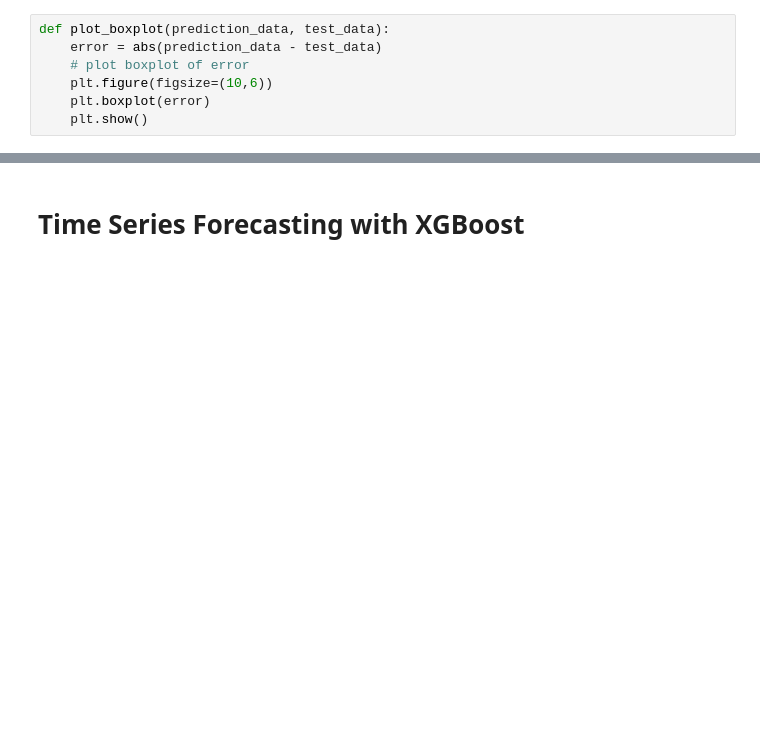
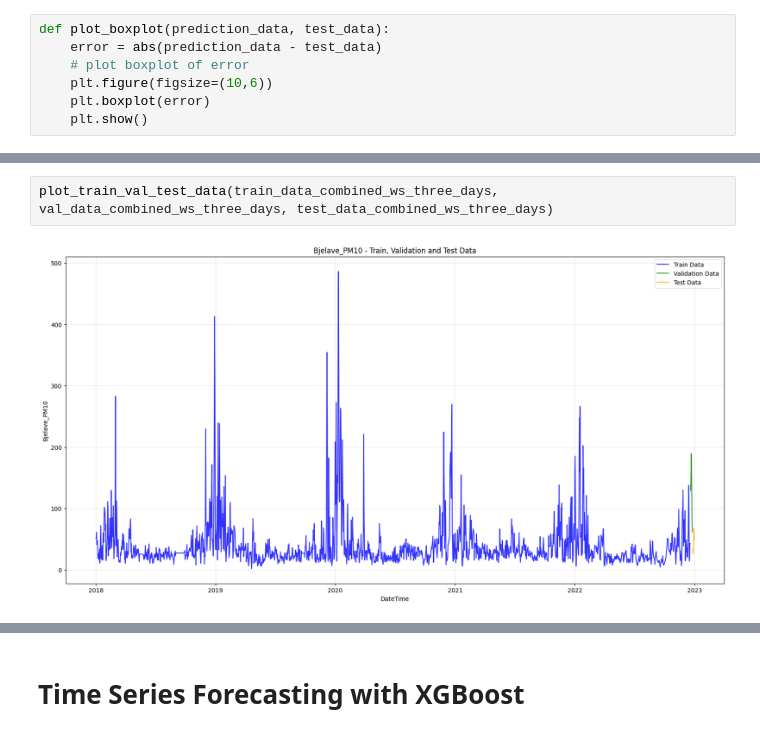
Before and after one commit to amit24af/SHAPforTSprediction, a Jupyter notebook: experiment_XGBoost.ipynb, the cells around one changed output, grey strips where cells are left out. Drawn from its saved outputs; the diff is of its cells as text; blank space fills up the shorter version.

```diff
--- a/experiment_XGBoost.ipynb
+++ b/experiment_XGBoost.ipynb
@@ -200,0 +249,4 @@ for dataset in [train_data_combined_ws_thirty_dt, test_data_combined_ws_thirty_d
+# %%
+plot_train_val_test_data(train_data_combined_ws_three_days, val_data_combined_ws_three_days, test_data_combined_ws_three_days)
+# %% [output]
+[figure, added]
```
Also changed, not shown: parts of 116 cells of this notebook, 1 other file.
